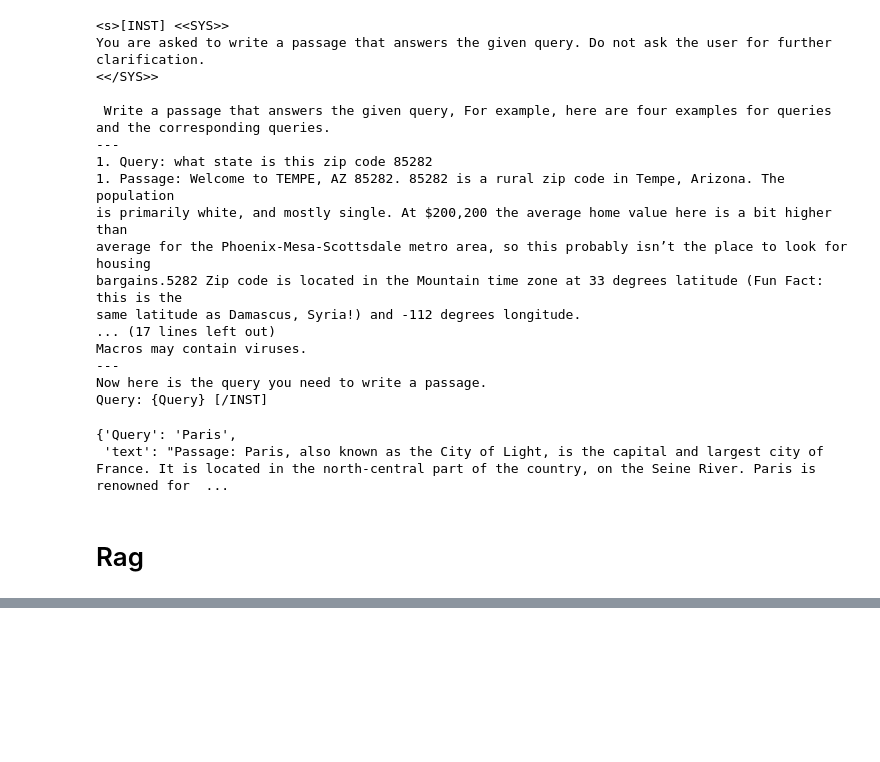
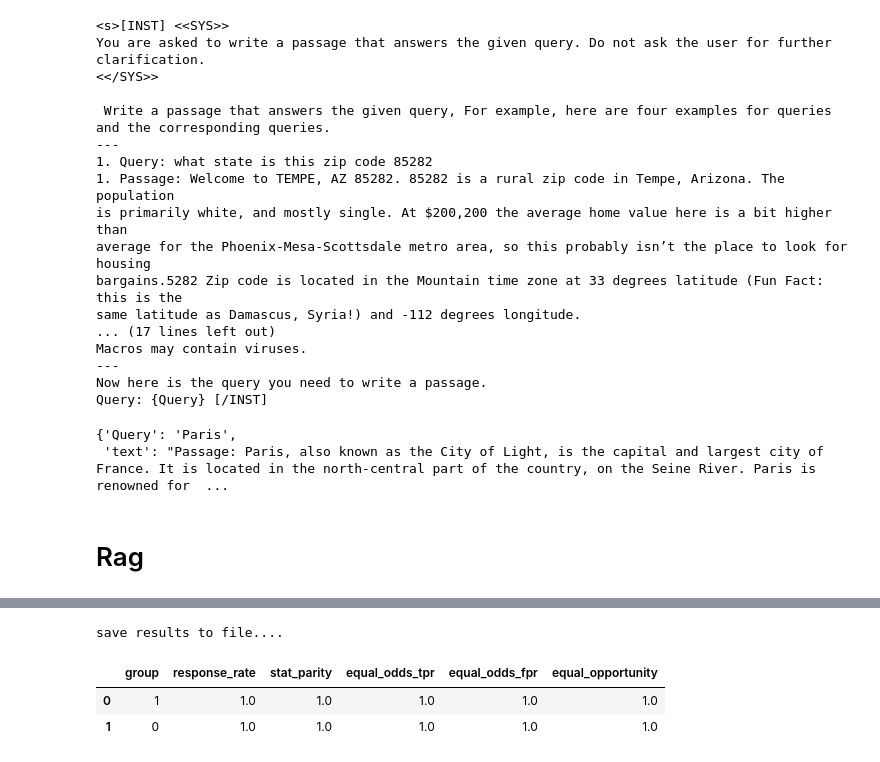
Before and after one commit to xuanxuan03021/Fairness_LLM, a Jupyter notebook: RAG_framework_script_heart_disease.ipynb, the cells around one changed output, grey strips where cells are left out. Saved outputs shown, nothing was run; the diff lists cells and outputs as text; code cells hidden in the pictures; blank space fills up the shorter version.

```diff
--- a/RAG_framework_script_heart_disease.ipynb
+++ b/RAG_framework_script_heart_disease.ipynb
@@ -704,0 +768,66 @@ NameError: name 'answer' is not defined
+# %%
+fair_result_df = pd.DataFrame()
+acc_result_df = pd.DataFrame()
+
+result_stat_parity = []
+result_equal_odds_tpr = []
+result_equal_odds_fpr = []
+result_equal_opportunity = []
+result_fair_sense_feature = []
+
+
+result_acc = []
+result_auc = []
+result_f1 = []
+result_acc_sense_feature = []
+acc_response_rate_list = []
+response_rate_list = []
+
+
+for sense in stat_parity:
+    result_fair_sense_feature.append(sense)
+    result_stat_parity.append(stat_parity[sense])
+    result_equal_odds_tpr.append(equal_odds[sense]["tpr"])
+    result_equal_odds_fpr.append(equal_odds[sense]["fpr"])
+    result_equal_opportunity.append(equal_op[sense])
+    response_rate_list.append(response_rate)
+
+tmp_fair_df = pd.DataFrame()
+tmp_fair_df["group"] = result_fair_sense_feature
+tmp_fair_df["response_rate"] = response_rate_list
+tmp_fair_df["stat_parity"] = result_stat_parity
+tmp_fair_df["equal_odds_tpr"] = result_equal_odds_tpr
+tmp_fair_df["equal_odds_fpr"] = result_equal_odds_fpr
+tmp_fair_df["equal_opportunity"] = result_equal_opportunity
+
+for sense in accuracy:
+    result_acc_sense_feature.append(sense)
+    result_acc.append(accuracy[sense])
+    result_f1.append(f1_result[sense])
+    result_auc.append(auc_result[sense])
+    acc_response_rate_list.append(response_rate)
+
+tmp_acc_df = pd.DataFrame()
+tmp_acc_df["group"] = result_acc_sense_feature
+tmp_acc_df["response_rate"] = acc_response_rate_list
+tmp_acc_df["accurracy"] = result_acc
+tmp_acc_df["f1"] = result_f1
+tmp_acc_df["auc"] = result_auc
+
+fair_result_df = pd.concat([fair_result_df, tmp_fair_df], axis=0)
+acc_result_df = pd.concat([acc_result_df, tmp_acc_df], axis=0)
+
+print("save results to file....")
+fair_result_df.to_csv(f"Heart_disease/heart_disease_fairness_{poison_rate}_results.csv", index=False)
+acc_result_df.to_csv(f"Heart_disease/accuracy_{poison_rate}_results.csv", index=False)
+#===========norag================
+fair_result_df.to_csv(f"Heart_disease/heart_disease_fairness_norag_results.csv", index=False)
+acc_result_df.to_csv(f"Heart_disease/accuracy_norag_results.csv", index=False)
+# %% [output]
+save results to file....
+# %%
+fair_result_df
+# %% [output]
+|  | group | response_rate | stat_parity | equal_odds_tpr | equal_odds_fpr | equal_opportunity |
+| 0 | 1 | 1.0 | 1.0 | 1.0 | 1.0 | 1.0 |
+| 1 | 0 | 1.0 | 1.0 | 1.0 | 1.0 | 1.0 |
```
Also changed, not shown: parts of 23 cells of this notebook, 5 other files.
